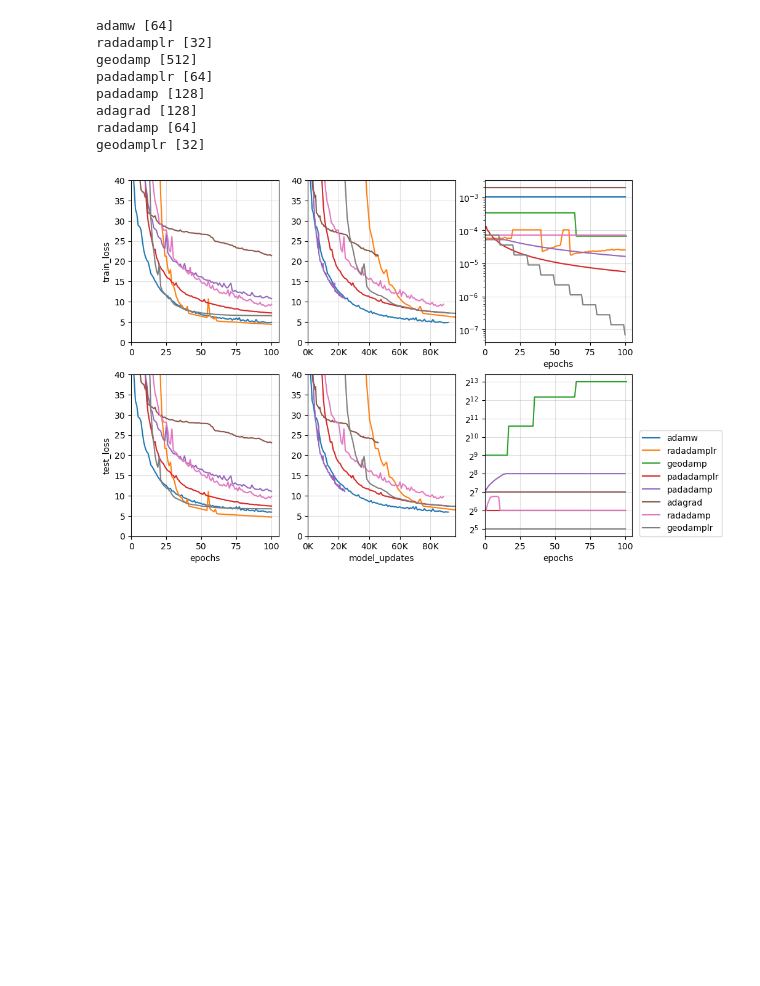
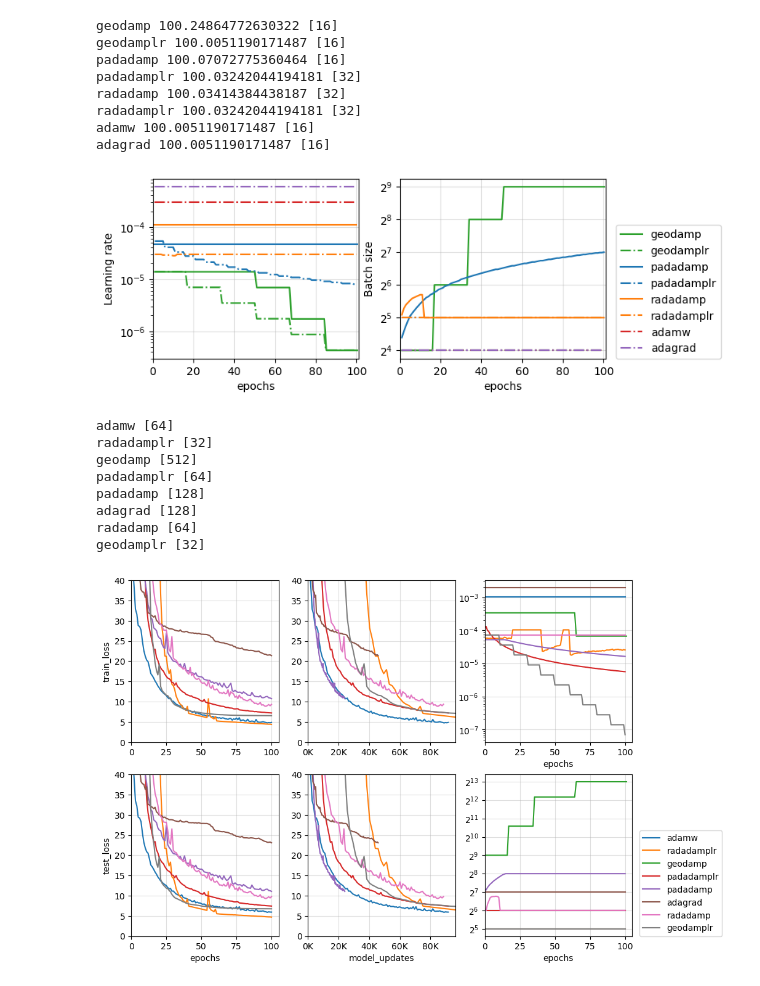
Before and after one commit to stsievert/adadamp-experiments, a Jupyter notebook: exp-autoencoder/viz-sweep.ipynb, the cells around one changed output. Cells and saved outputs as stored; diff of their text form; code cells hidden in the pictures; blank space fills up the shorter version.

```diff
--- a/exp-autoencoder/viz-sweep.ipynb
+++ b/exp-autoencoder/viz-sweep.ipynb
@@ -148,0 +271,22 @@ geodamplr [32]
+# %%
+w = 3
+fig, axs = plt.subplots(nrows=1, ncols=2, figsize=(2.5 * w, 1.0 * w))
+for run in best_runs:
+    show = df[df.fname == run]
+    assert len(show.fname.unique()) == 1
+    damper = show.iloc[0]["damper"]
+    # if "padadamp" in damper or damper in ["adagrad"]:
+    #     continue
+    print(damper, show.epochs.max(), show.initial_batch_size.unique())
+    plot_bs(show, show.iloc[0]["damper"], axs, **styles[damper])
+prettify(axs)
+# %% [output]
+geodamp 100.24864772630322 [16]
+geodamplr 100.0051190171487 [16]
+padadamp 100.07072775360464 [16]
+padadamplr 100.03242044194181 [32]
+radadamp 100.03414384438187 [32]
+radadamplr 100.03242044194181 [32]
+adamw 100.0051190171487 [16]
+adagrad 100.0051190171487 [16]
+[figure, added]
```
Also changed, not shown: parts of 10 cells of this notebook, 3 other files.
